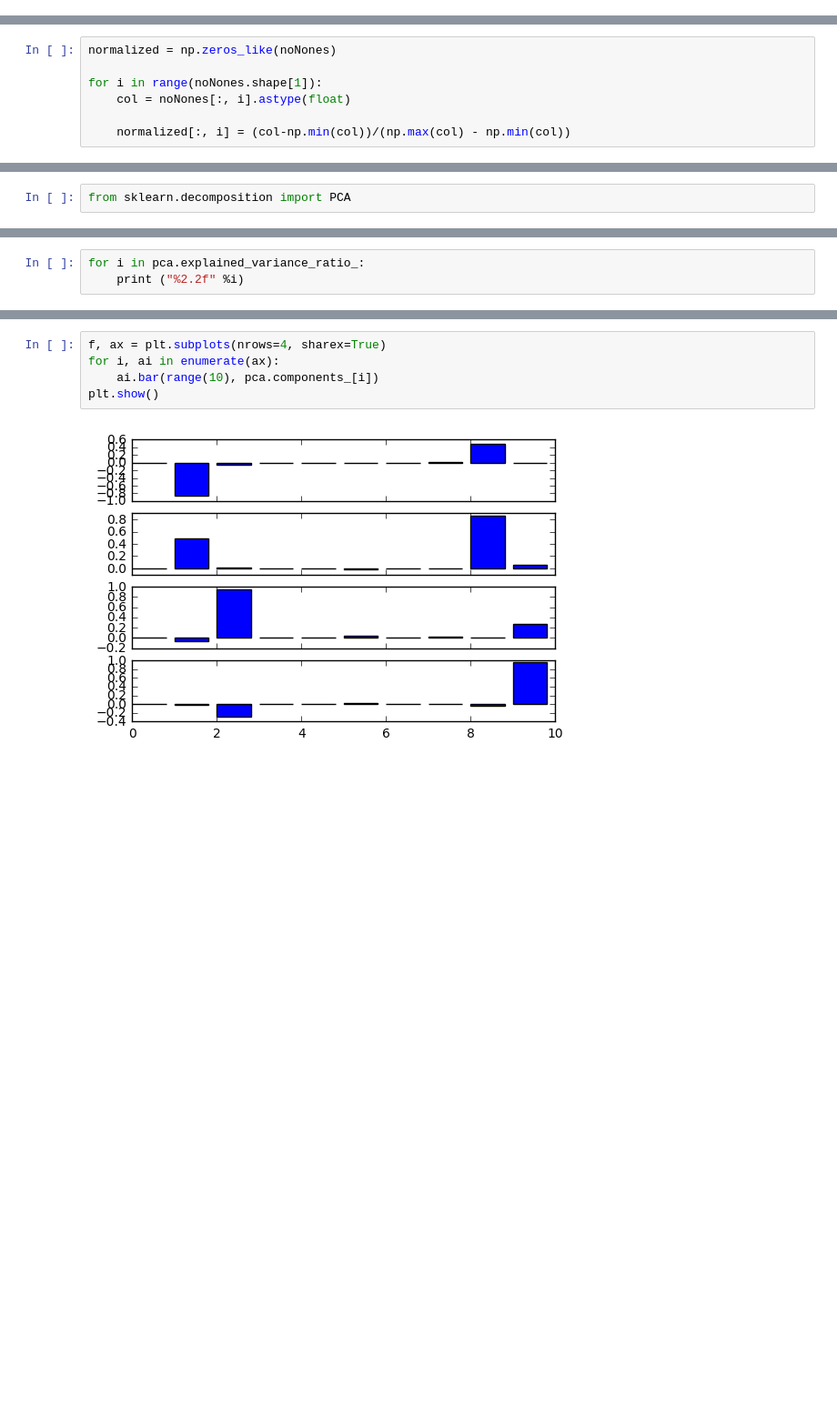
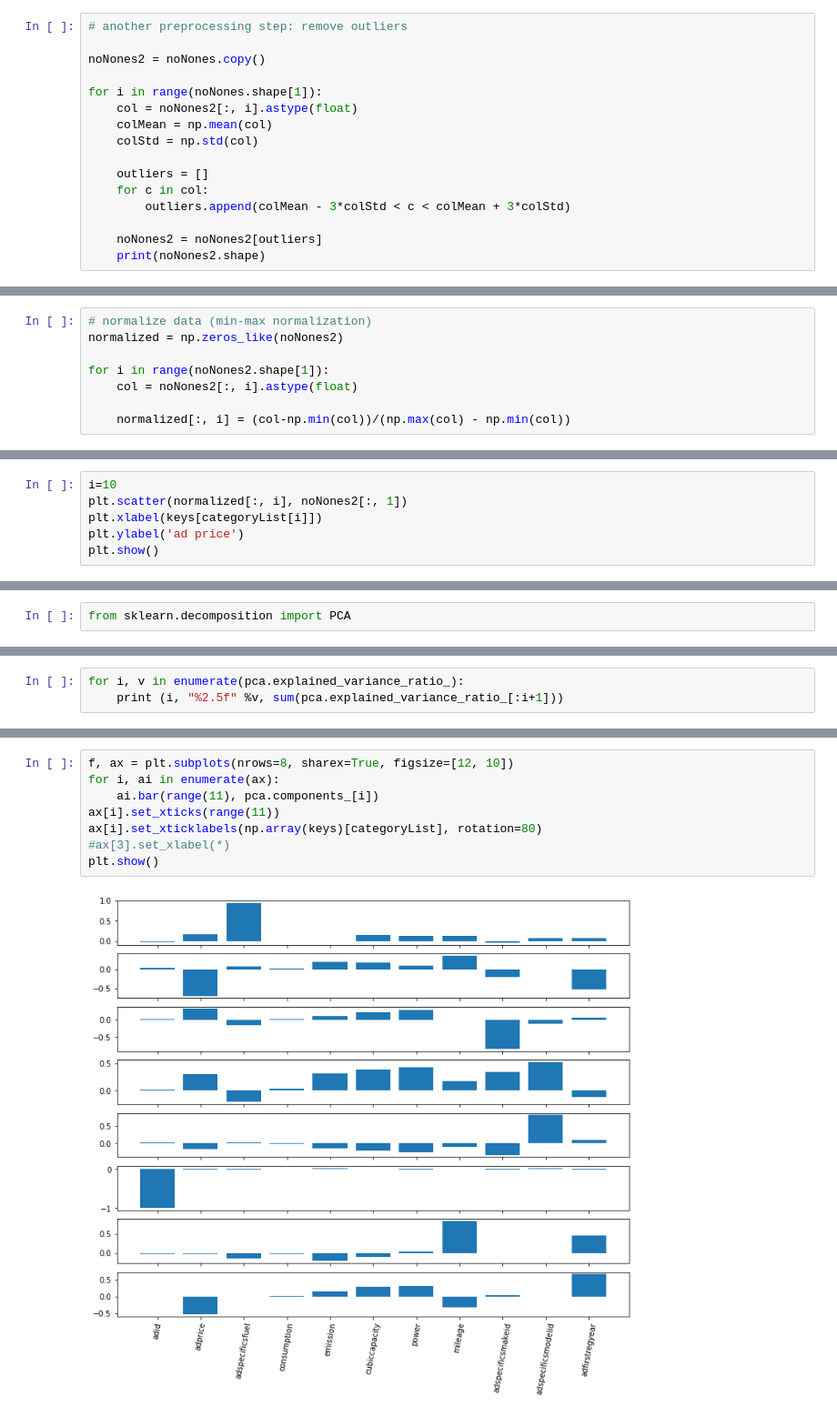
Before and after one commit to FZun/UsedCarStats, a Jupyter notebook: usedCar_Analysis.ipynb, the cells around one changed output, grey strips where cells are left out. Shown at 91% size. Drawn from its saved outputs; the diff is of its cells as text; blank space fills up the shorter version.

Commit message:
advanced data analysis with MLR and SVM

```diff
--- a/usedCar_Analysis.ipynb
+++ b/usedCar_Analysis.ipynb
@@ -404,0 +376,16 @@ noNones, orderedNumericalData
+# %%
+# another preprocessing step: remove outliers
+
+noNones2 = noNones.copy()
+
+for i in range(noNones.shape[1]):
+    col = noNones2[:, i].astype(float)
+    colMean = np.mean(col)
+    colStd = np.std(col)
+
+    outliers = []
+    for c in col:
+        outliers.append(colMean - 3*colStd < c < colMean + 3*colStd)
+
+    noNones2 = noNones2[outliers]
+    print(noNones2.shape)
@@ -405,7 +404,8 @@ noNones, orderedNumericalData
 # %%
-normalized = np.zeros_like(noNones)
+# normalize data (min-max normalization)
+normalized = np.zeros_like(noNones2)
 
-for i in range(noNones.shape[1]):
-    col = noNones[:, i].astype(float)
+for i in range(noNones2.shape[1]):
+    col = noNones2[:, i].astype(float)
 
     normalized[:, i] = (col-np.min(col))/(np.max(col) - np.min(col))
@@ -411,0 +434,6 @@ for i in range(noNones.shape[1]):
+# %%
+i=10
+plt.scatter(normalized[:, i], noNones2[:, 1])
+plt.xlabel(keys[categoryList[i]])
+plt.ylabel('ad price')
+plt.show()
@@ -427,4 +461,4 @@ plt.show()
 # %%
-for i in pca.explained_variance_ratio_:
-    print ("%2.2f" %i)
+for i, v in enumerate(pca.explained_variance_ratio_):
+    print (i, "%2.5f" %v, sum(pca.explained_variance_ratio_[:i+1]))
 # %% [output]
@@ -441,7 +477,10 @@ for i in pca.explained_variance_ratio_:
 # %%
-f, ax = plt.subplots(nrows=4, sharex=True)
+f, ax = plt.subplots(nrows=8, sharex=True, figsize=[12, 10])
 for i, ai in enumerate(ax):
-    ai.bar(range(10), pca.components_[i])
+    ai.bar(range(11), pca.components_[i])
+ax[i].set_xticks(range(11))
+ax[i].set_xticklabels(np.array(keys)[categoryList], rotation=80)
+#ax[3].set_xlabel(*)
 plt.show()
 # %% [output]
-[figure, old version]
+[figure, new version]
```
Also changed, not shown: parts of 56 cells of this notebook, 3 other files.
